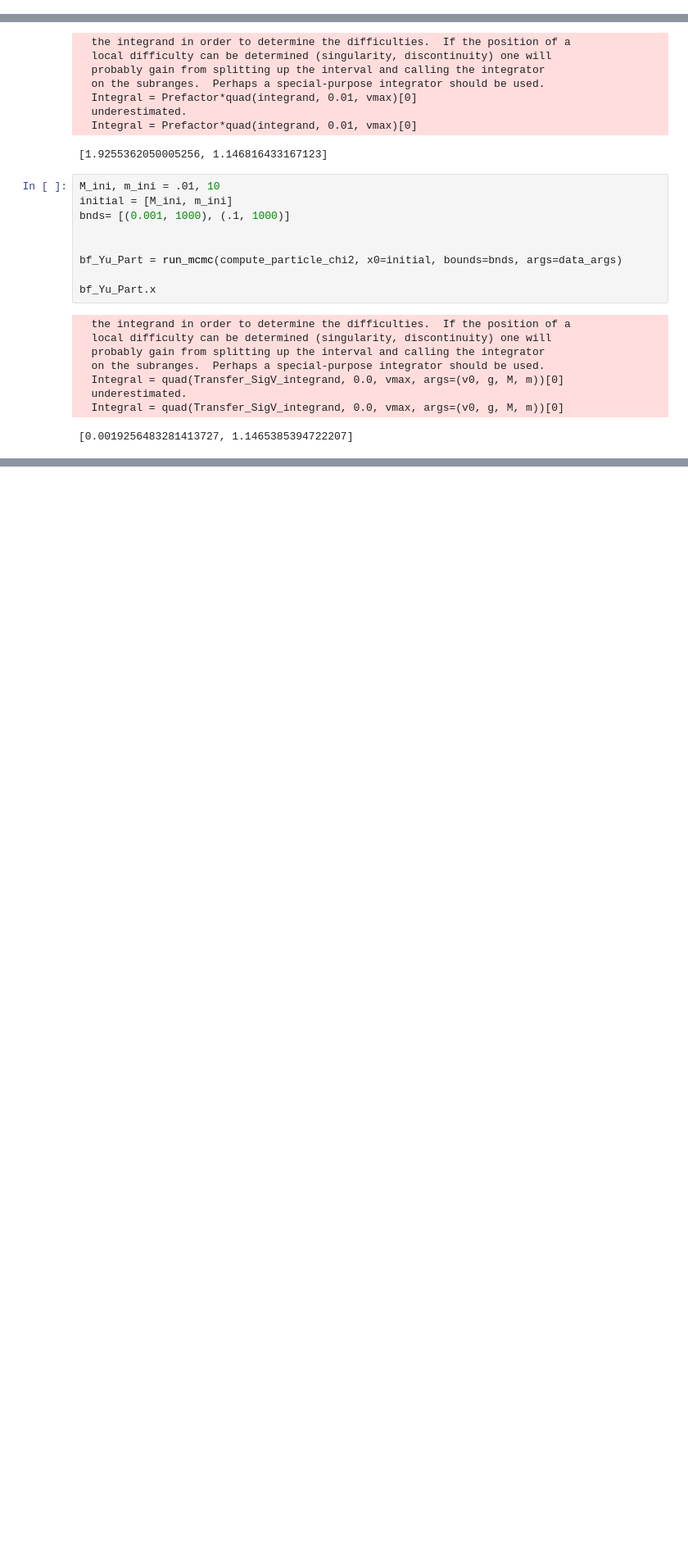
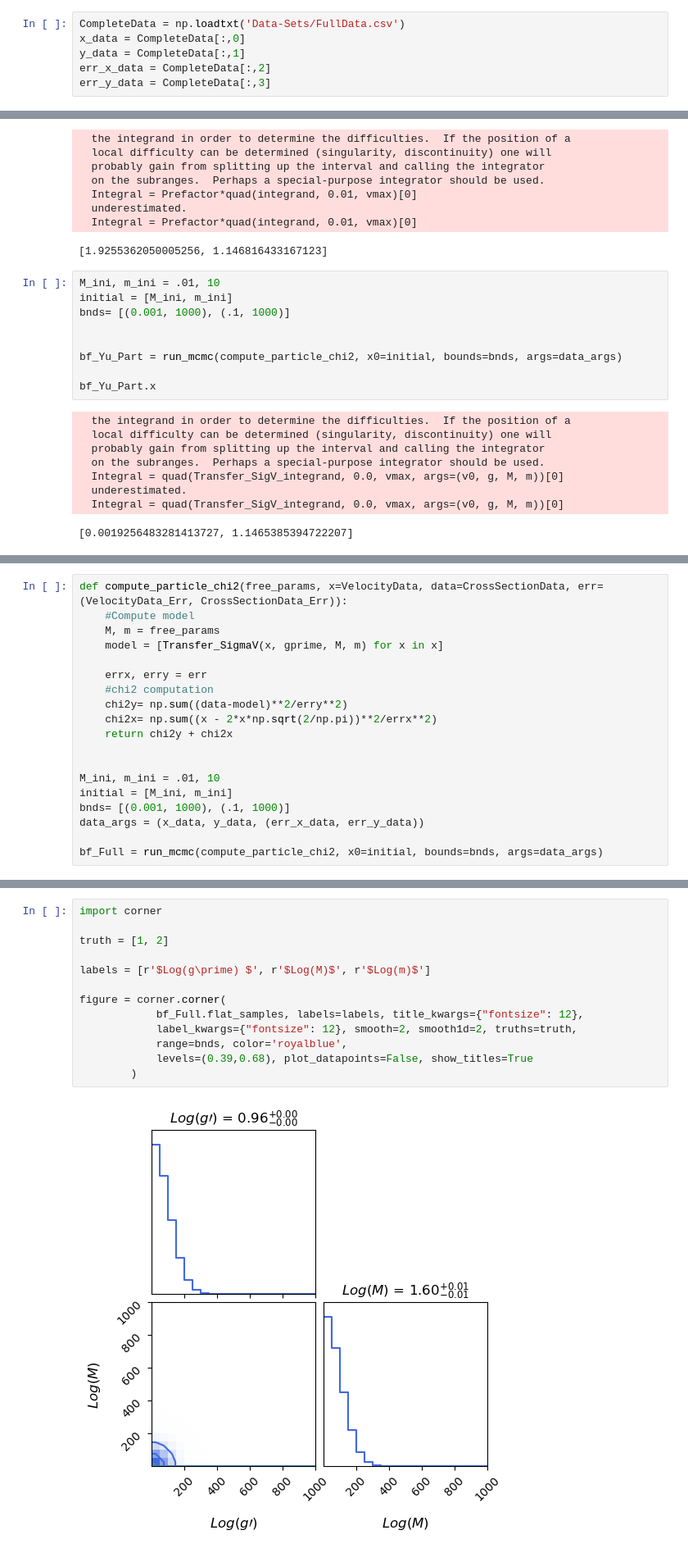
Before and after one commit to nigomezcr/Leptophilic-Atlas-Repo, a Jupyter notebook: MCMC-Fits.ipynb, the cells around one changed output, grey strips where cells are left out. Shown at 82% size. Saved outputs shown, nothing was run; the diff lists cells and outputs as text; blank space fills up the shorter version.

```diff
--- a/MCMC-Fits.ipynb
+++ b/MCMC-Fits.ipynb
@@ -65,3 +69,9 @@ err_y_data = OrderedData[:,3]
+# %%
+CompleteData = np.loadtxt('Data-Sets/FullData.csv')
+x_data = CompleteData[:,0]
+y_data = CompleteData[:,1]
+err_x_data = CompleteData[:,2]
+err_y_data = CompleteData[:,3]
 # %% [markdown]
 ### Models
 # %%
@@ -238,0 +251,19 @@ bf_Yu_Part.x
+# %%
+def compute_particle_chi2(free_params, x=VelocityData, data=CrossSectionData, err=(VelocityData_Err, CrossSectionData_Err)):
+    #Compute model
+    M, m = free_params
+    model = [Transfer_SigmaV(x, gprime, M, m) for x in x]
+
+    errx, erry = err
+    #chi2 computation
+    chi2y= np.sum((data-model)**2/erry**2)
+    chi2x= np.sum((x - 2*x*np.sqrt(2/np.pi))**2/errx**2)
+    return chi2y + chi2x
+
+
+M_ini, m_ini = .01, 10
+initial = [M_ini, m_ini]
+bnds= [(0.001, 1000), (.1, 1000)]
+data_args = (x_data, y_data, (err_x_data, err_y_data))
+
+bf_Full = run_mcmc(compute_particle_chi2, x0=initial, bounds=bnds, args=data_args)
@@ -238,0 +276,15 @@ bf_Yu_Part.x
+# %%
+import corner
+
+truth = [1, 2]
+
+labels = [r'$Log(g\prime) $', r'$Log(M)$', r'$Log(m)$']
+
+figure = corner.corner(
+            bf_Full.flat_samples, labels=labels, title_kwargs={"fontsize": 12},
+            label_kwargs={"fontsize": 12}, smooth=2, smooth1d=2, truths=truth,
+            range=bnds, color='royalblue',
+            levels=(0.39,0.68), plot_datapoints=False, show_titles=True
+        )
+# %% [output]
+[figure, added]
```
Also changed, not shown: parts of 11 cells of this notebook, 4 other files.
